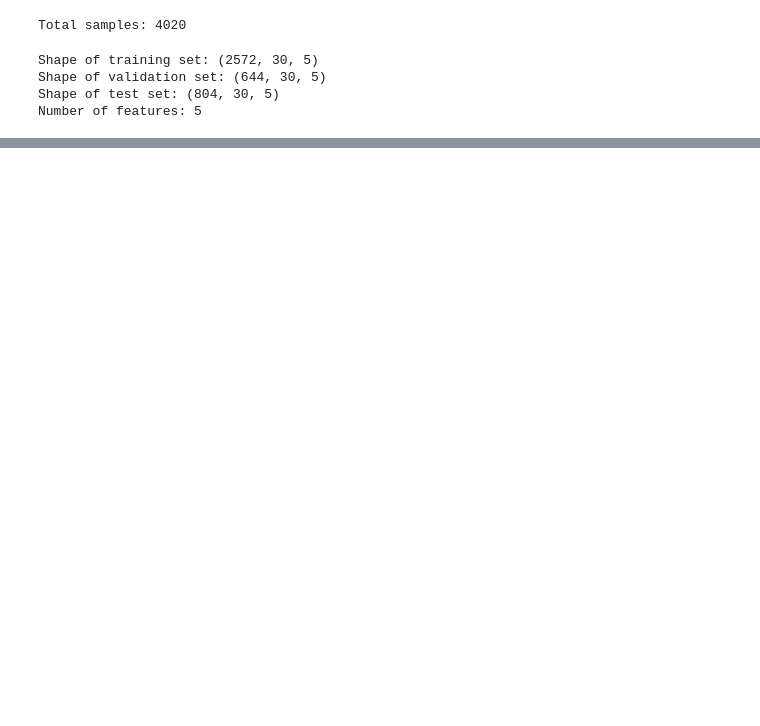
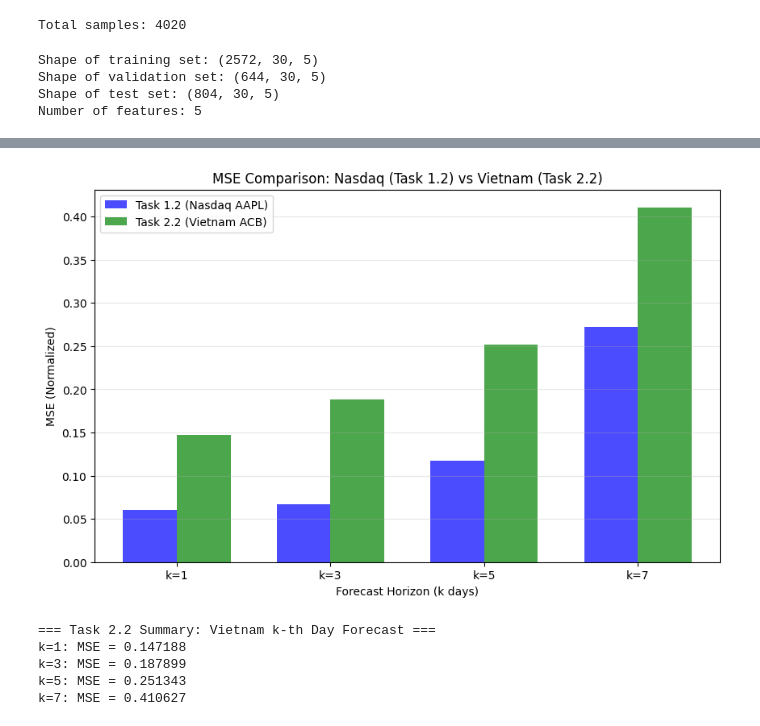
Before and after one commit to hoangminh2901/dl-final, a Jupyter notebook: 220027-project-notebook.ipynb, the cells around one changed output, grey strips where cells are left out. Cells and saved outputs as stored; diff of their text form; code cells hidden in the pictures; blank space fills up the shorter version.

Commit message:
add task 2.2

```diff
--- a/220027-project-notebook.ipynb
+++ b/220027-project-notebook.ipynb
@@ -686,0 +680,17 @@ Observation: MSE is higher for Vietnam market due to different market characteri
+# %%
+def prepare_data_k_vn(df, feature_columns, window_size, k):
+    X_data = []
+    y_data = []
+
+    for i in range(1, len(df) - window_size - k):
+        data_feature = []
+
+        for j in range(window_size):
+            data_feature.append(df[feature_columns].iloc[i + j].values)
+
+        data_label = df['Open'].iloc[i + window_size + k - 1]
+
+        X_data.append(np.array(data_feature))
+        y_data.append(np.array(data_label))
+
+    return np.array(X_data), np.array(y_data)
@@ -686,0 +799,30 @@ Observation: MSE is higher for Vietnam market due to different market characteri
+# %%
+task_12_mse_vn = [0.0607, results[3]['mse_norm'], results[5]['mse_norm'], results[7]['mse_norm']]  # Nasdaq
+task_22_mse_vn = [mse_vn] + [results_vn[k]['mse_norm'] for k in [3, 5, 7]]  # Vietnam
+
+all_k = [1, 3, 5, 7]
+
+plt.figure(figsize=(10, 6))
+x = np.arange(len(all_k))
+width = 0.35
+
+plt.bar(x - width/2, task_12_mse_vn, width, label='Task 1.2 (Nasdaq AAPL)', color='blue', alpha=0.7)
+plt.bar(x + width/2, task_22_mse_vn, width, label='Task 2.2 (Vietnam ACB)', color='green', alpha=0.7)
+plt.xlabel('Forecast Horizon (k days)')
+plt.ylabel('MSE (Normalized)')
+plt.xticks(x, [f'k={k}' for k in all_k])
+plt.title('MSE Comparison: Nasdaq (Task 1.2) vs Vietnam (Task 2.2)')
+plt.legend()
+plt.grid(axis='y', alpha=0.3)
+plt.show()
+
+print("\n=== Task 2.2 Summary: Vietnam k-th Day Forecast ===")
+for k, mse in zip(all_k, task_22_mse_vn):
+    print(f"k={k}: MSE = {mse:.6f}")
+# %% [output]
+[figure, added]
+=== Task 2.2 Summary: Vietnam k-th Day Forecast ===
+k=1: MSE = 0.147188
+k=3: MSE = 0.187899
+k=5: MSE = 0.251343
+k=7: MSE = 0.410627
```
Also changed, not shown: parts of 20 cells of this notebook.
